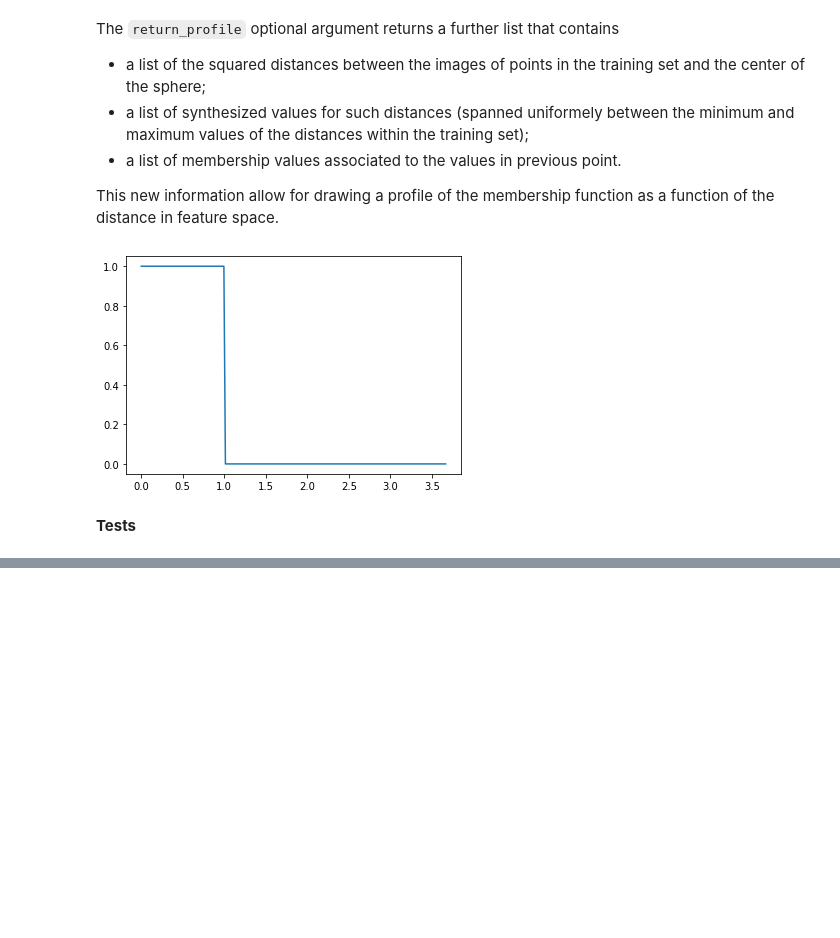
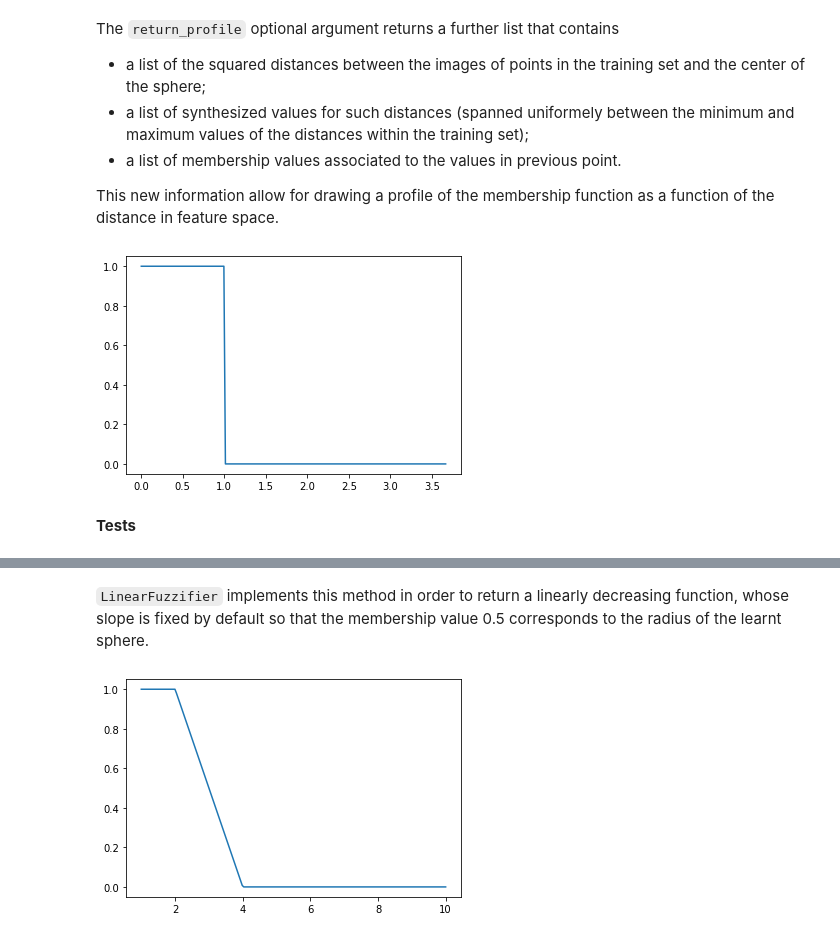
Before and after one commit to ManuelDileo/mulearn, a Jupyter notebook: 01_fuzzifiers.ipynb, the cells around one changed output, grey strips where cells are left out. Cells and saved outputs as stored; diff of their text form; code cells hidden in the pictures; blank space fills up the shorter version.

Commit message:
Added docs for LinearFuzzifier

```diff
--- a/01_fuzzifiers.ipynb
+++ b/01_fuzzifiers.ipynb
@@ -257,8 +253,0 @@ square distance from the learnt sphere center to a membership degree.
-# %%
-cf = CrispFuzzifier([1, 2, 5, 5.5, 7, 8, 9.5, 10],
-                    [1, 1, 1, 0.9, 0.4, 0.1, 0, 0])
-mu = cf.get_r_to_mu(4, lambda x: x)
-
-r = np.linspace(0, 10, 20)
-plt.step(r, list(map(mu, r)))
-plt.show()
@@ -348,7 +335,7 @@ with pytest.raises(ValueError):
 #export
 
 class LinearFuzzifier(Fuzzifier):
-    def __init__(self, xs=None, mus=None, profile='infer'):
+    def __init__(self, xs=None, mus=None, profile='fixed'):
         r'''Creates an instance of `LinearFuzzifier`
 
         - `xs`: objects in training set (iterable).
@@ -365,6 +352,12 @@ class LinearFuzzifier(Fuzzifier):
         if profile not in ['fixed', 'infer']:
             raise ValueError(f"'profile' parameter should be equal to "
                              "'fixed' or 'infer' (provided value: {profile})")
+
+        if profile == 'infer' and (xs is None or mus is None):
+            raise ValueError(f"all arguments to the constructor of "
+                             "CrispFuzzifier should be specified when "
+                             "profile='infer'")
+
         self.profile = profile
 
         self.name = 'Linear'
@@ -445,0 +526,14 @@ class LinearFuzzifier(Fuzzifier):
+# %% [markdown]
+`LinearFuzzifier` implements this method in order to return a linearly
+decreasing function, whose slope is fixed by default so that the membership
+value 0.5 corresponds to the radius of the learnt sphere.
+# %%
+lf = LinearFuzzifier([1, 2, 5, 5.5, 7, 8, 9.5, 10],
+                    [1, 1, 1, 0.9, 0.4, 0.1, 0, 0])
+[mu] = lf.get_fuzzified_membership(1, lambda x: x/3)
+
+x = np.linspace(1, 10, 200)
+plt.plot(x, list(map(mu, x)))
+plt.show()
+# %% [output]
+[figure, added]
```
Also changed, not shown: parts of 15 cells of this notebook, 2 other files.
